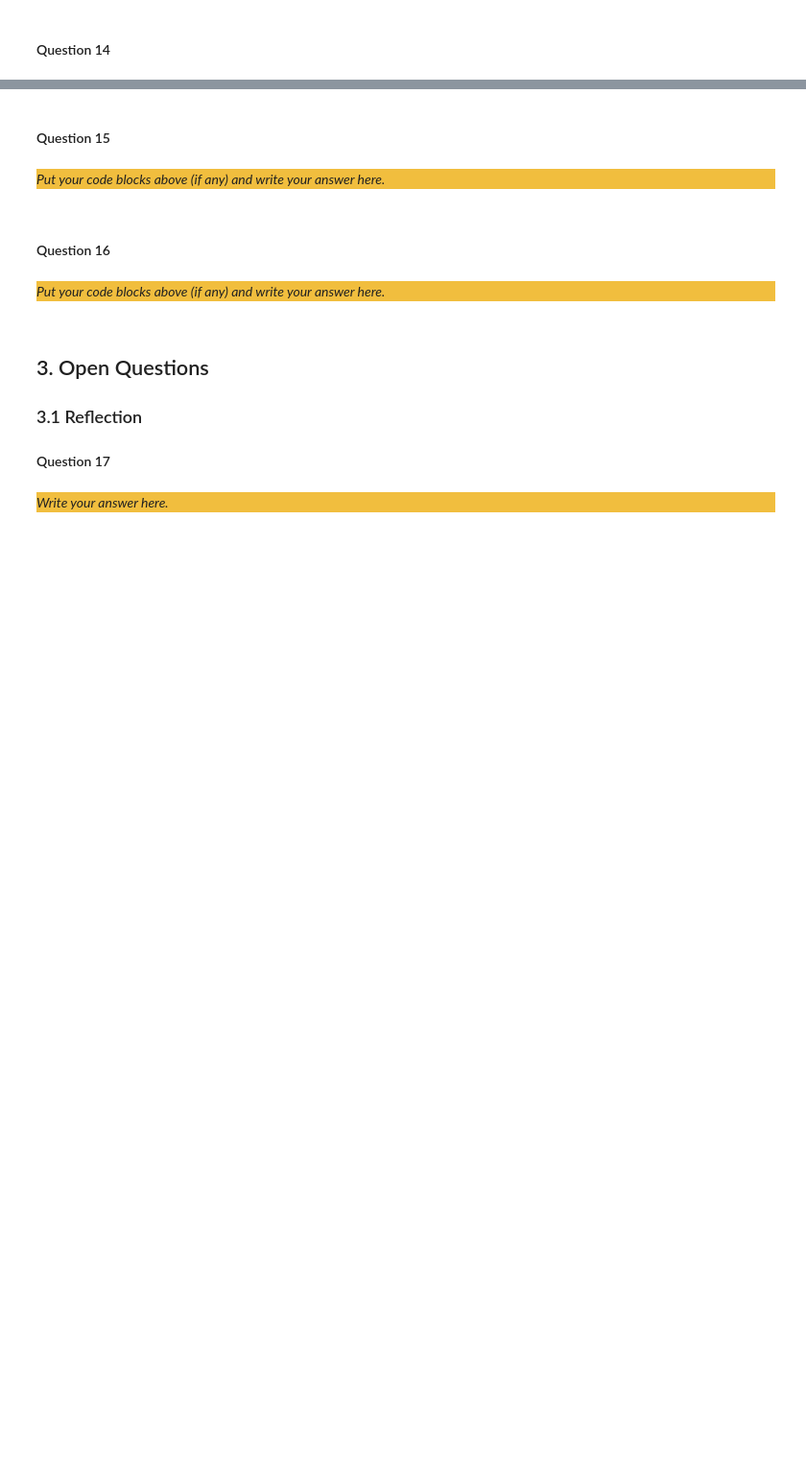
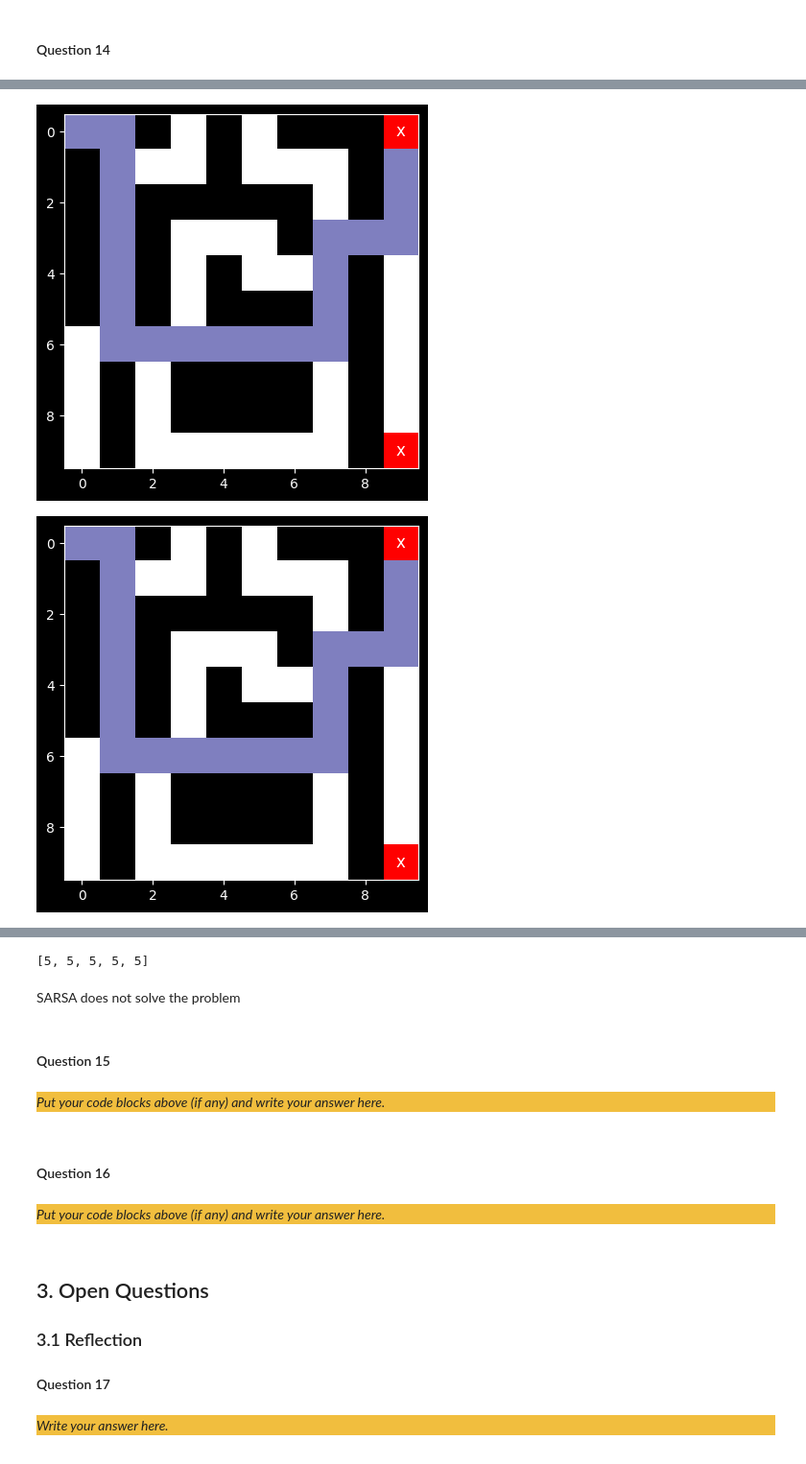
Before and after one commit to AinzOoalGown123/assignment3_group67, a Jupyter notebook: src/Main.ipynb, the cells around one changed output, grey strips where cells are left out. Shown at 96% size. Drawn from its saved outputs; the diff is of its cells as text; code cells hidden in the pictures; blank space fills up the shorter version.

```diff
--- a/src/Main.ipynb
+++ b/src/Main.ipynb
@@ -694,0 +744,20 @@ _Put your code blocks above (if any) and write your answer here._
+# %%
+# Hyperparameters
+n_runs = 5
+n_episodes = 250
+epsilon = 0.1
+alpha = 0.05
+
+# Run the agent 10 times for each algorithm
+runs_q = run_agent(
+    algorithm_class=SARSA,
+    maze=maze,
+    epsilon=epsilon,
+    alpha=alpha,
+    n_runs=n_runs,
+    n_episodes=n_episodes,
+    show_path=True
+)
+# %% [output]
+[figure, added]
+[figure, added]
@@ -695,3 +767,6 @@ _Put your code blocks above (if any) and write your answer here._
+[5, 5, 5, 5, 5]
+# %% [markdown]
+SARSA does not solve the problem
 # %% [markdown]
 #### Question 15
 # %% [markdown]
```
Also changed, not shown: parts of 13 cells of this notebook.
